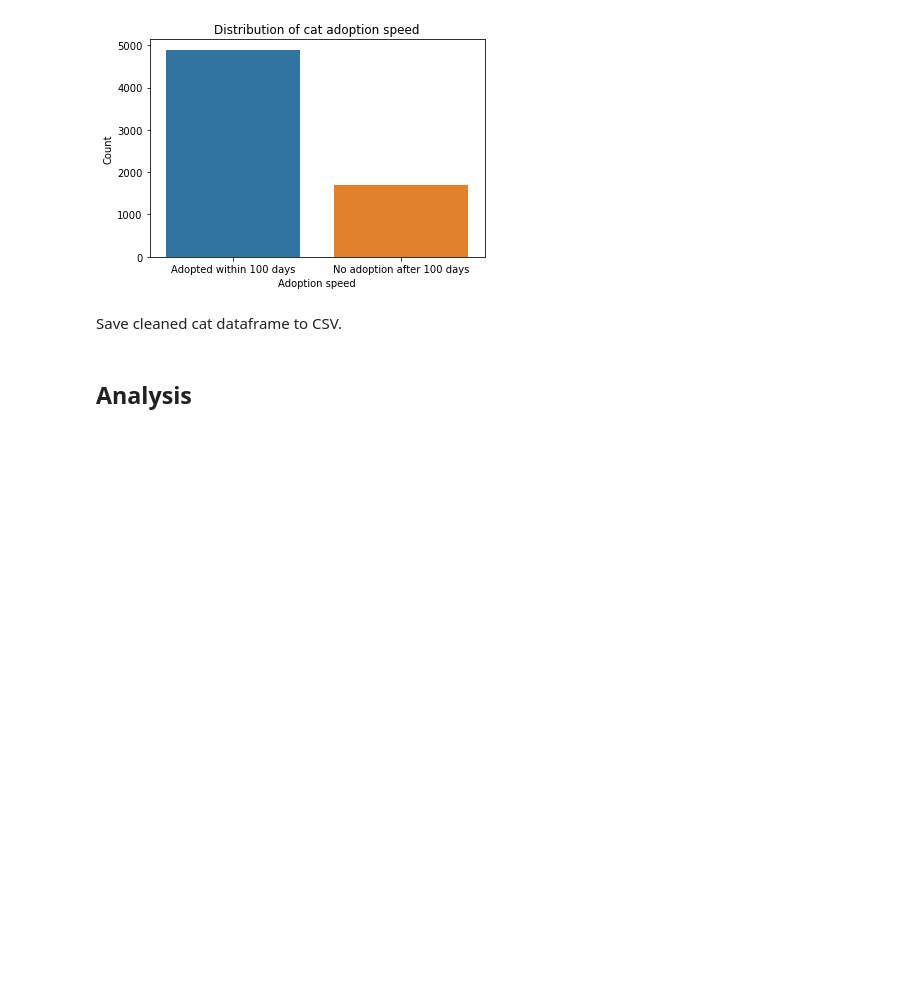
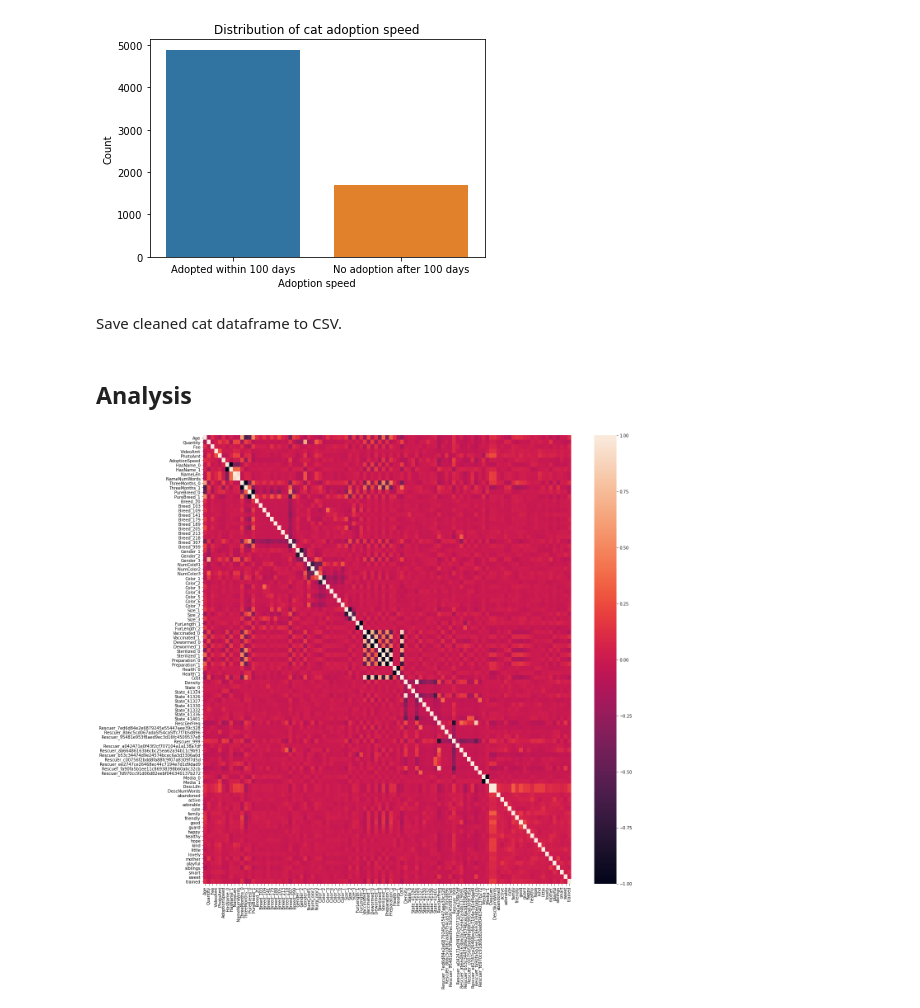
Before and after one commit to simonatso/pet-adoption, a Jupyter notebook: Cleaned data exploration.ipynb, the cells around one changed output. Cells and saved outputs as stored; diff of their text form; code cells hidden in the pictures; blank space fills up the shorter version.

Commit message:
New features were included in data exploration stage

```diff
--- a/Cleaned data exploration.ipynb
+++ b/Cleaned data exploration.ipynb
@@ -133,3 +133,10 @@ catData.drop(columns = 'PetID', inplace = True)
 catData.to_csv(r'cleanedCatData.csv', index = True, header=True)
 # %% [markdown]
 ## Analysis
+# %%
+plt.figure(figsize=(20,20))
+dogCorr = dogData.corr()
+sns.heatmap(dogCorr, xticklabels=True, yticklabels=True)
+plt.show()
+# %% [output]
+[figure, added]
```
Also changed, not shown: parts of 20 cells of this notebook.
